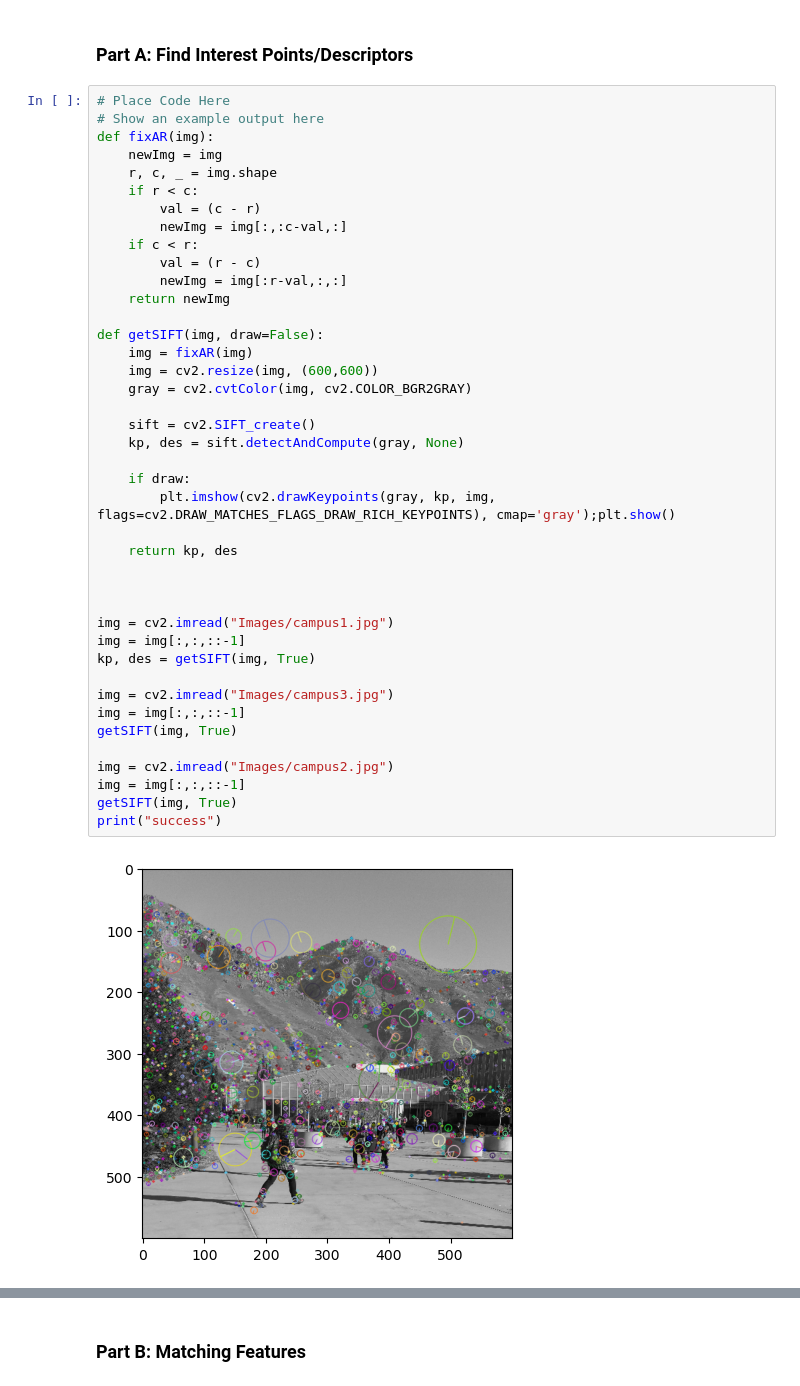
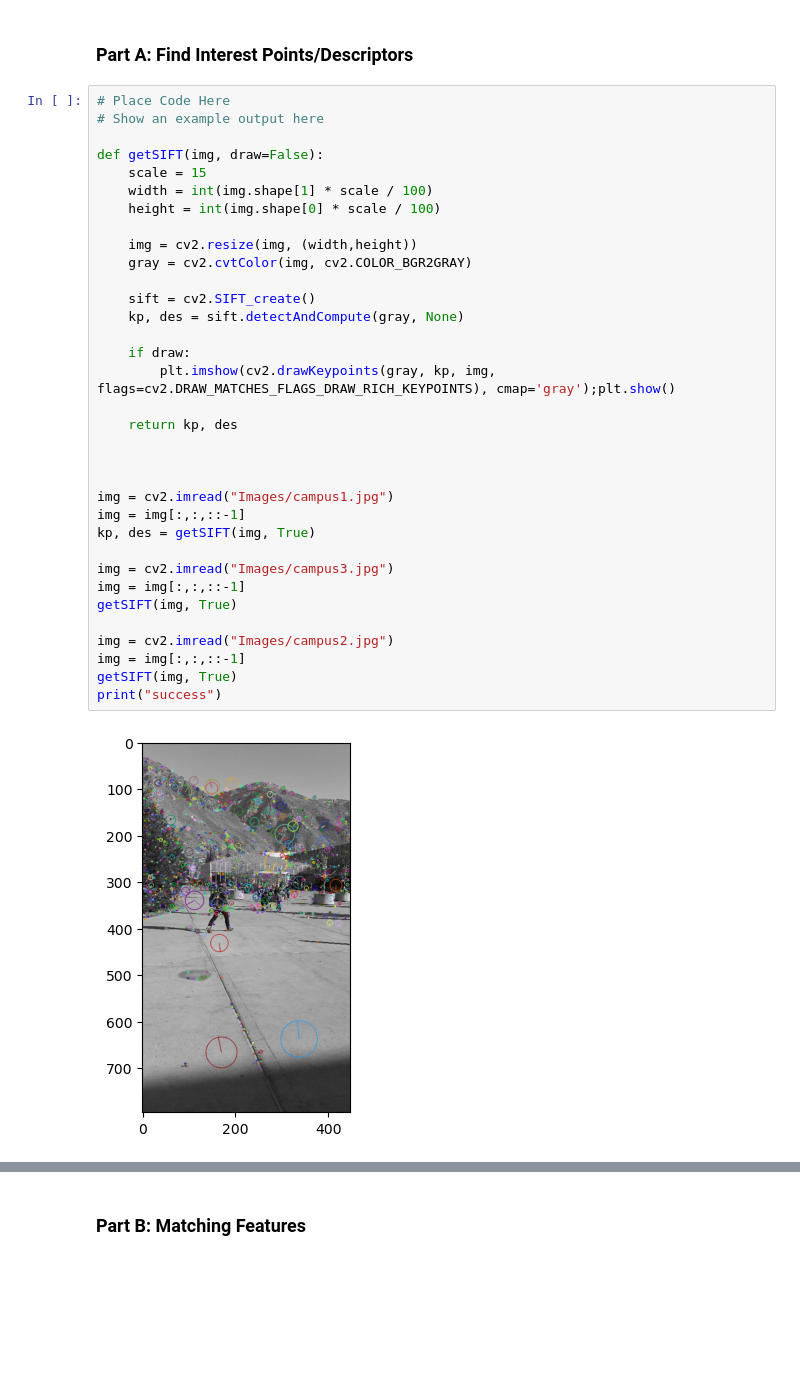
Before and after one commit to BrennanBertola/CS450, a Jupyter notebook: proj3-stitching/proj3-Panoramic-Mosaicing.ipynb, the cells around one changed output, grey strips where cells are left out. Drawn from its saved outputs; the diff is of its cells as text; blank space fills up the shorter version.

```diff
--- a/proj3-stitching/proj3-Panoramic-Mosaicing.ipynb
+++ b/proj3-stitching/proj3-Panoramic-Mosaicing.ipynb
@@ -90,43 +90,36 @@ import numpy as np
 # %%
 # Place Code Here
 # Show an example output here
-def fixAR(img):
-    newImg = img
-    r, c, _ = img.shape
-    if r < c:
-        val = (c - r)
-        newImg = img[:,:c-val,:]
-    if c < r:
-        val = (r - c)
-        newImg = img[:r-val,:,:]
-    return newImg
 
 def getSIFT(img, draw=False):
-    img = fixAR(img)
-    img = cv2.resize(img, (600,600))
+    scale = 15
+    width = int(img.shape[1] * scale / 100)
+    height = int(img.shape[0] * scale / 100)
+
+    img = cv2.resize(img, (width,height))
     gray = cv2.cvtColor(img, cv2.COLOR_BGR2GRAY)
 
     sift = cv2.SIFT_create()
     kp, des = sift.detectAndCompute(gray, None)
 
     if draw:
         plt.imshow(cv2.drawKeypoints(gray, kp, img, flags=cv2.DRAW_MATCHES_FLAGS_DRAW_RICH_KEYPOINTS), cmap='gray');plt.show()
 
     return kp, des
 
 
 
 img = cv2.imread("Images/campus1.jpg")
 img = img[:,:,::-1]
 kp, des = getSIFT(img, True)
 
 img = cv2.imread("Images/campus3.jpg")
 img = img[:,:,::-1]
 getSIFT(img, True)
 
 img = cv2.imread("Images/campus2.jpg")
 img = img[:,:,::-1]
 getSIFT(img, True)
 print("success")
 # %% [output]
-[figure, old version]
+[figure, new version]
```
Also changed, not shown: parts of 1 cell of this notebook.
